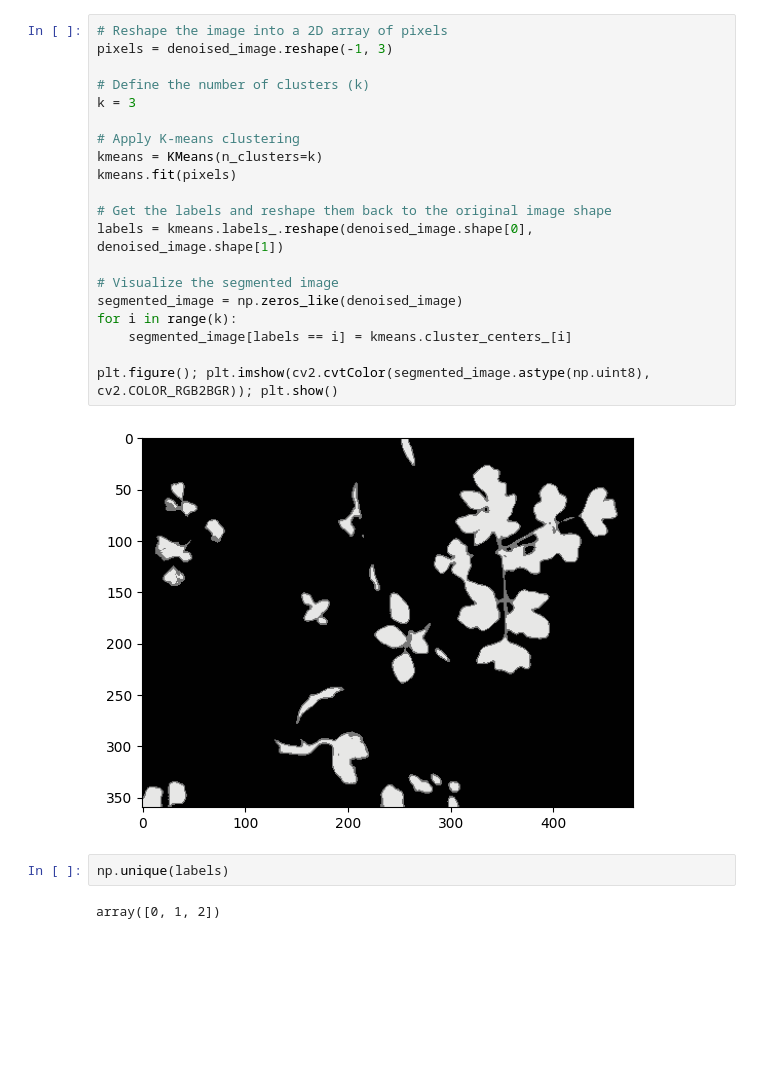
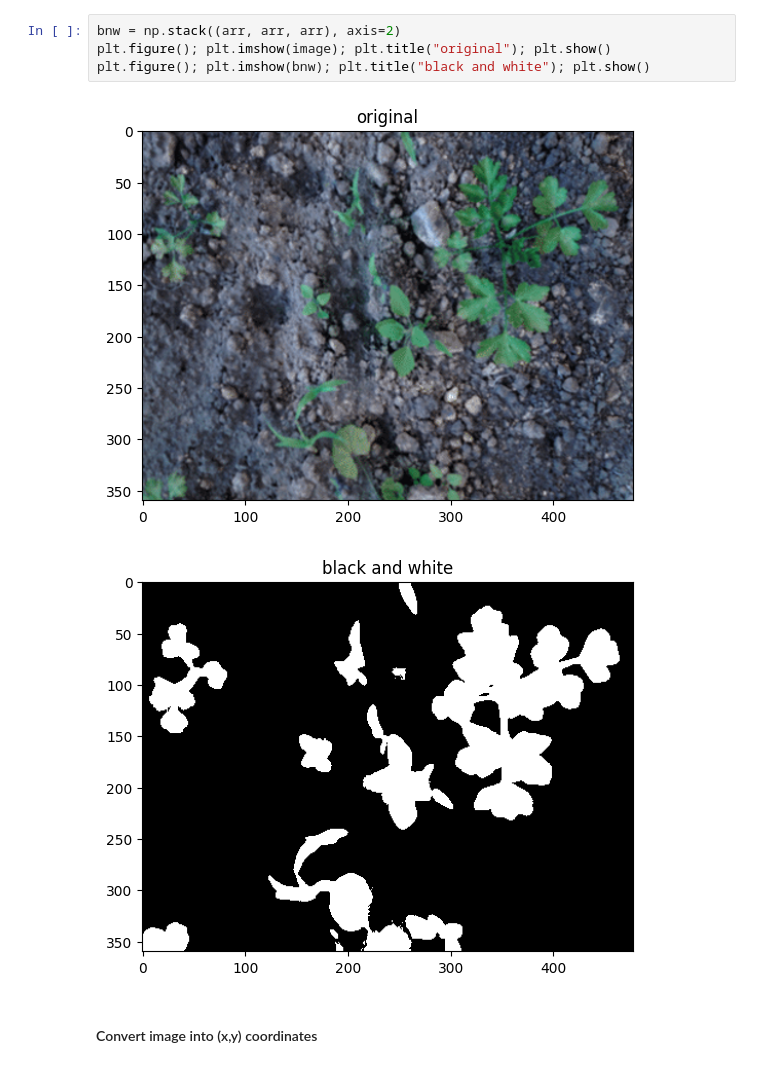
Before and after one commit to dokyun-kim4/weed-detection, a Jupyter notebook: clustering.ipynb, the cells around one changed output. Cells and saved outputs as stored; diff of their text form; blank space fills up the shorter version.

Commit message:
clustering prototype

```diff
--- a/clustering.ipynb
+++ b/clustering.ipynb
@@ -67,26 +50,9 @@ plt.imshow(denoised_image)
-# %%
-# Reshape the image into a 2D array of pixels
-pixels = denoised_image.reshape(-1, 3)
-
-# Define the number of clusters (k)
-k = 3
-
-# Apply K-means clustering
-kmeans = KMeans(n_clusters=k)
-kmeans.fit(pixels)
-
-# Get the labels and reshape them back to the original image shape
-labels = kmeans.labels_.reshape(denoised_image.shape[0], denoised_image.shape[1])
-
-# Visualize the segmented image
-segmented_image = np.zeros_like(denoised_image)
-for i in range(k):
-    segmented_image[labels == i] = kmeans.cluster_centers_[i]
-
-plt.figure(); plt.imshow(cv2.cvtColor(segmented_image.astype(np.uint8), cv2.COLOR_RGB2BGR)); plt.show()
-# %% [output]
-[figure, removed]
-# %%
-np.unique(labels)
-# %% [output]
-array([0, 1, 2])
+# %%
+bnw = np.stack((arr, arr, arr), axis=2)
+plt.figure(); plt.imshow(image); plt.title("original"); plt.show()
+plt.figure(); plt.imshow(bnw); plt.title("black and white"); plt.show()
+# %% [output]
+[figure, added]
+[figure, added]
+# %% [markdown]
+#### Convert image into (x,y) coordinates
```
Also changed, not shown: parts of 12 cells of this notebook.
